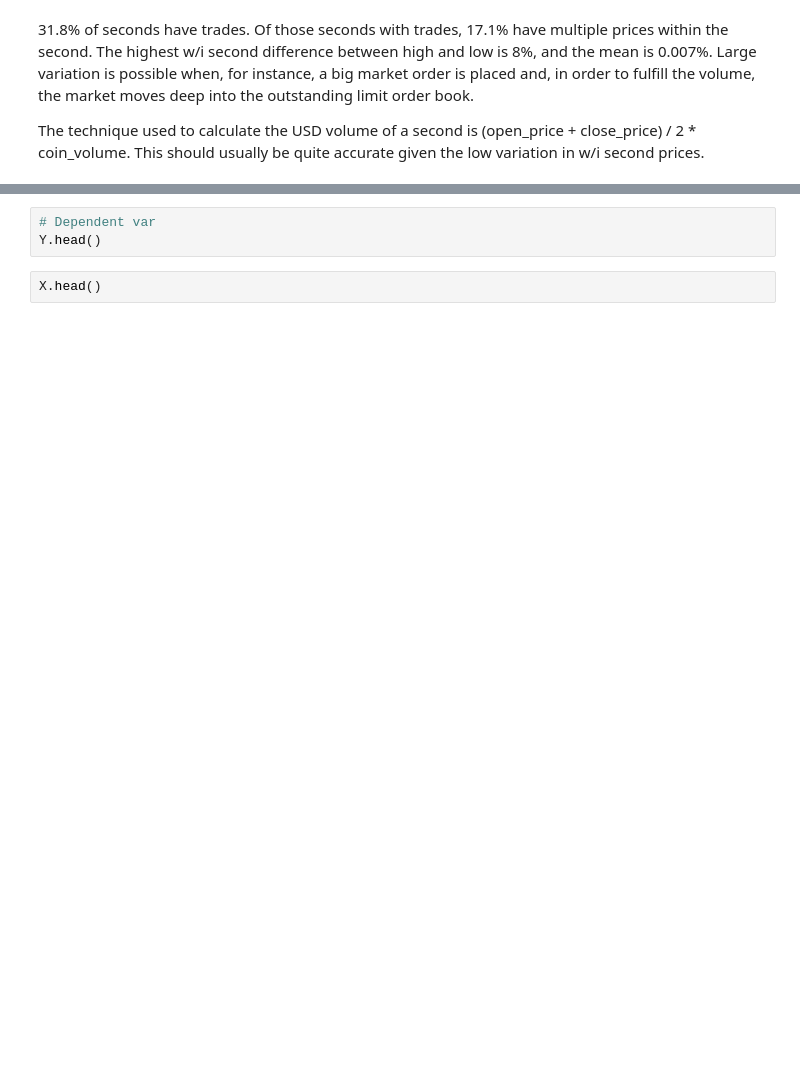
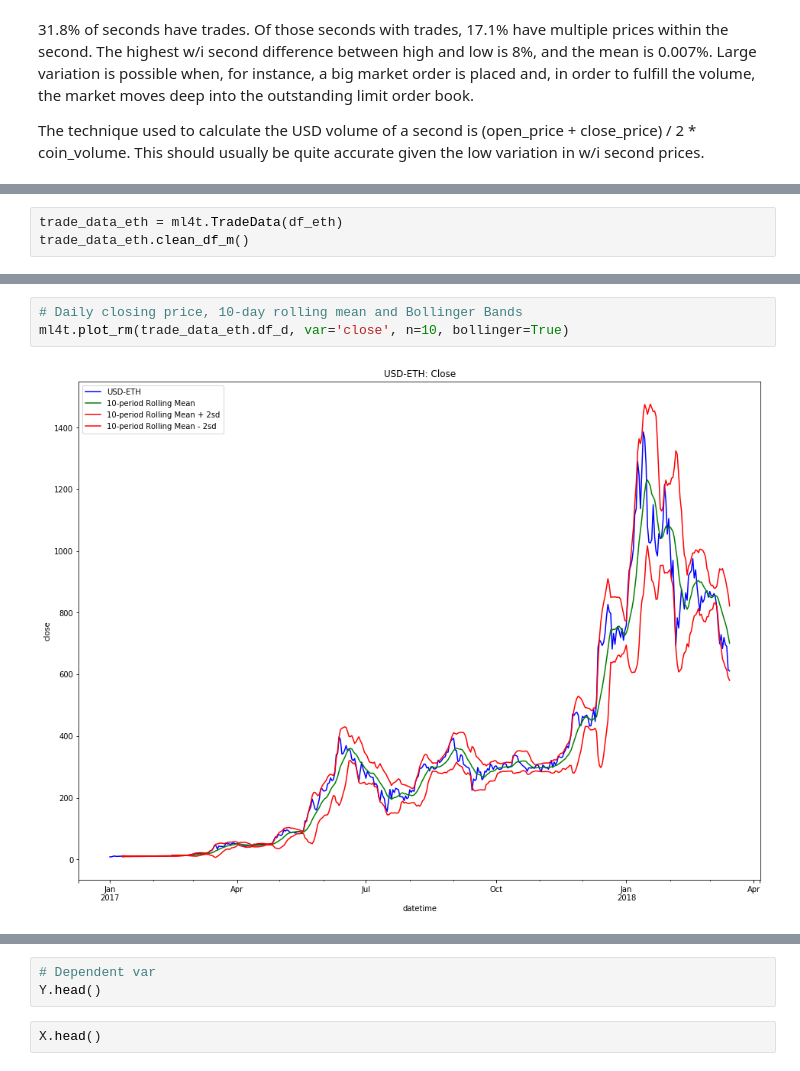
Before and after one commit to ethanruhe/ml_for_trading, a Jupyter notebook: Machine Learning for Cryptocurrency Trading.ipynb, the cells around one changed output, grey strips where cells are left out. Drawn from its saved outputs; the diff is of its cells as text; blank space fills up the shorter version.

```diff
--- a/Machine Learning for Cryptocurrency Trading.ipynb
+++ b/Machine Learning for Cryptocurrency Trading.ipynb
@@ -184,0 +236,3 @@ Minute, hour, and day-level data are available as .df_m, .df_h, and .df_d, respe
+# %%
+trade_data_eth = ml4t.TradeData(df_eth)
+trade_data_eth.clean_df_m()
@@ -201,0 +267,5 @@ ml4t.plot_rm(trade_data.df_d, var='usd_vol', n=10, bollinger=True)
+# %%
+# Daily closing price, 10-day rolling mean and Bollinger Bands
+ml4t.plot_rm(trade_data_eth.df_d, var='close', n=10, bollinger=True)
+# %% [output]
+[figure, added]
```
Also changed, not shown: parts of 31 cells of this notebook, 9 other files.
